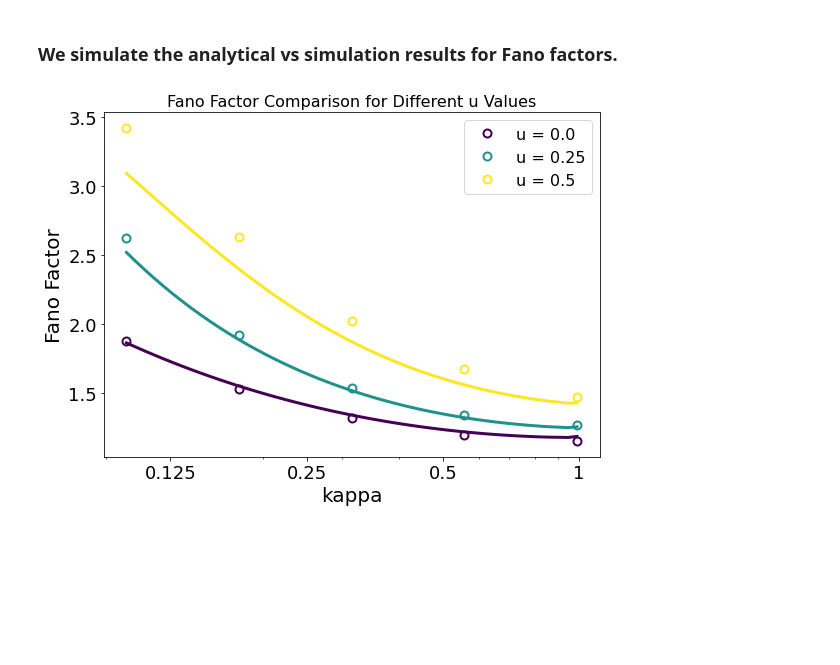
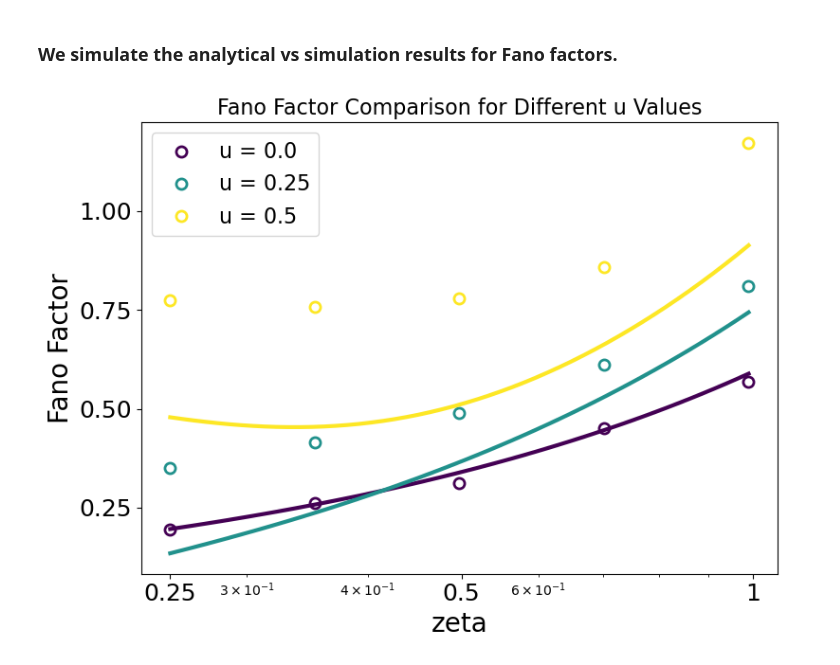
Before and after one commit to shivangrawat/gaussian-crossings, a Jupyter notebook: examples/damped_harmonic_oscillator/theory_simulation_upcrossings.ipynb, the cells around one changed output. Saved outputs shown, nothing was run; the diff lists cells and outputs as text; code cells hidden in the pictures; blank space fills up the shorter version.

```diff
--- a/examples/damped_harmonic_oscillator/theory_simulation_upcrossings.ipynb
+++ b/examples/damped_harmonic_oscillator/theory_simulation_upcrossings.ipynb
@@ -157,11 +167,11 @@ params = {
 # define the values of u for which the result is wanted
 u_list = [0.0, 0.25, 0.5]
 
-# define the the kappa values
-num_points_kappa = 50
-kappa_min = 0.1
-kappa_max = 0.99
-kappa_vals = torch.logspace(np.log10(kappa_min), np.log10(kappa_max), num_points_kappa)
+# define the zeta values
+num_points_zeta = 50
+zeta_min = 0.25
+zeta_max = 0.99
+zeta_vals = torch.logspace(np.log10(zeta_min), np.log10(zeta_max), num_points_zeta)
 # %%
 # -------------------------------------------
 # Save analytical results in a dictionary.
@@ -173,9 +183,9 @@ for u in u_list:
     variance_vals = []
     fano_vals = []
 
-    for kappa in kappa_vals:
-        kappa_val = float(kappa)
-        params['kappa'] = kappa_val
+    for zeta in zeta_vals:
+        zeta_val = float(zeta)
+        params['zeta'] = zeta_val
 
         # Create GaussianUpCrossingsDimless instance with current parameters.
         model = ModelClass(r_func=r_func, u=u, **params)
@@ -197,20 +207,25 @@ for u in u_list:
 # Compute simulation results (using FFT simulations) and store in dictionary.
 # --------------------------------------------------
 # Define simulation-specific parameters.
-n_trials = 20000  # Number of simulation trials.
+n_trials = 2000  # Number of simulation trials.
 
-# Define the kappa values.
-num_points_kappa_sim = 5
-kappa_vals_sim = torch.logspace(np.log10(kappa_min), np.log10(kappa_max), num_points_kappa_sim)
+# Define the zeta values.
+num_points_zeta_sim = 5
+zeta_vals_sim = torch.logspace(np.log10(zeta_min), np.log10(zeta_max), num_points_zeta_sim)
 
 simulation_results = {u: {} for u in u_list}  # Prepare dictionary keys for each threshold.
 
-# For each kappa value, simulate trials and compute counts for all thresholds at once.
-for kappa in tqdm(kappa_vals_sim, desc="Simulating over kappa values"):
-    kappa_val = float(kappa)
-    params['kappa'] = kappa_val
+# For each zeta value, simulate trials and compute counts for all thresholds at once.
+for zeta in tqdm(zeta_vals_sim, desc="Simulating over zeta values"):
+    zeta_val = float(zeta)
+    params['zeta'] = zeta_val
 
-    dt = 0.02 * min(tau_e, kappa_val * tau_e)  # Time discretization step.
+    if zeta_val < 1.0:
+        dt = 0.01 / (omega0 * max(zeta_val, math.sqrt(1 - zeta_val**2)))  # Time discretization step.
+    elif zeta_val == 1.0:
+        dt = 0.01 / omega0
+    else:
+        dt = 0.01 / (omega0 * max(zeta_val + math.sqrt(zeta_val**2 - 1), zeta_val - math.sqrt(zeta_val**2 - 1)))  # Time discretization step.
 
     # Create an array to store counts for each trial and each threshold.
     # The second dimension corresponds to each threshold in u_list.
@@ -253,37 +268,37 @@ for u, color in zip(u_list, colors):
     analytical_fano = analytical_results[u]['fano_factor'].numpy()
     simulation_fano = simulation_results[u]['fano_factor'].numpy()
 
     # Plot the analytical curve with a thicker solid line.
-    ax.plot(kappa_vals.numpy(), analytical_fano, linewidth=3, linestyle='-', color=color, label='_nolegend_')
+    ax.plot(zeta_vals.numpy(), analytical_fano, linewidth=3, linestyle='-', color=color, label='_nolegend_')
 
     # Plot the simulation results as open circles in the same color.
-    ax.plot(kappa_vals_sim.numpy(), simulation_fano, marker='o', markersize=8, linestyle='None',
+    ax.plot(zeta_vals_sim.numpy(), simulation_fano, marker='o', markersize=8, linestyle='None',
             color=color, markerfacecolor='none', markeredgewidth=2, label=f"u = {u}")
 
 ax.set_title("Fano Factor Comparison for Different u Values", fontsize=16)
-ax.set_xlabel("kappa", fontsize=20)
+ax.set_xlabel("zeta", fontsize=20)
 ax.set_ylabel("Fano Factor", fontsize=20)
 ax.set_xscale('log')  # Use a logarithmic scale for the x-axis.
 
 # Increase tick label sizes.
 ax.tick_params(axis='both', which='major', labelsize=18)
 
 # Use FuncFormatter to display plain numbers on the x-axis.
 ax.xaxis.set_major_formatter(FuncFormatter(lambda x, pos: f"{x:g}"))
 
 # Use LogLocator for equidistant ticks in log-space.
 ax.xaxis.set_major_locator(LogLocator(base=2.0, numticks=5))
 
 # Use MaxNLocator for the y-axis if desired.
 ax.yaxis.set_major_locator(MaxNLocator(5))
 
 # Only add the legend for simulation markers.
 ax.legend(fontsize=16)
 
 plt.tight_layout()
 plt.show()
 # %% [output]
-[figure, old version]
+[figure, new version]
 # %%
 # Plot mean comparison for different u values
 fig, ax = plt.subplots(figsize=(8, 6))
```
Also changed, not shown: parts of 10 cells of this notebook, 5 other files.
